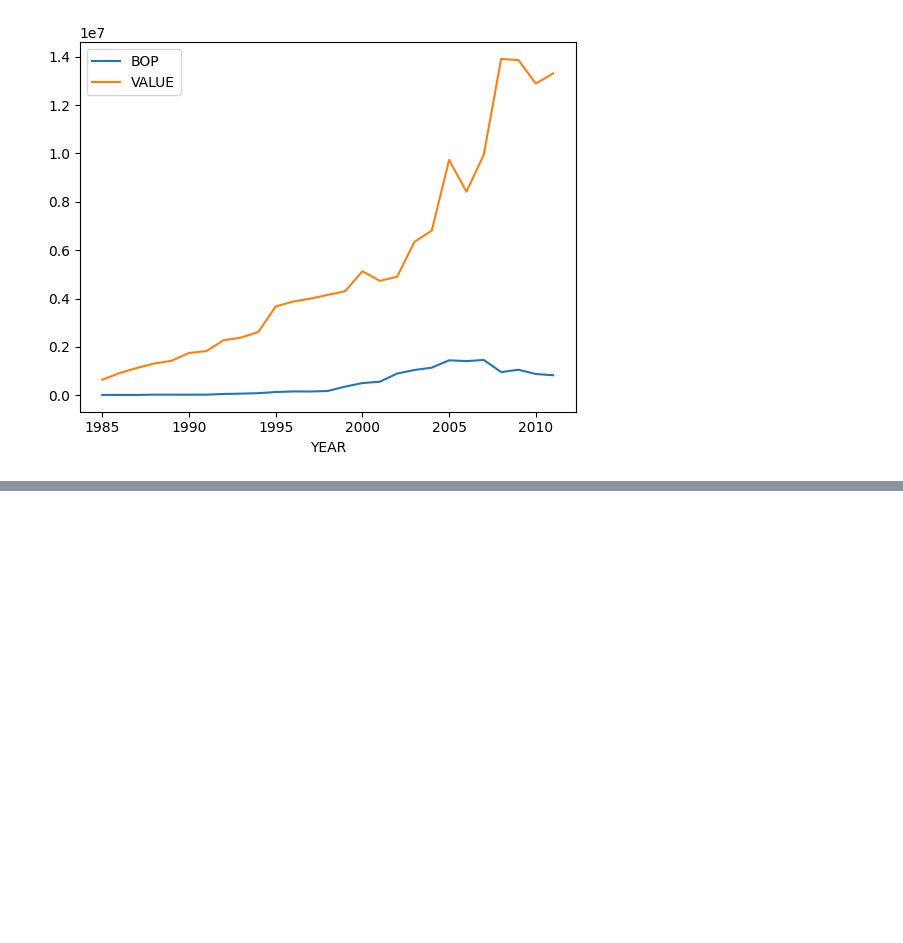
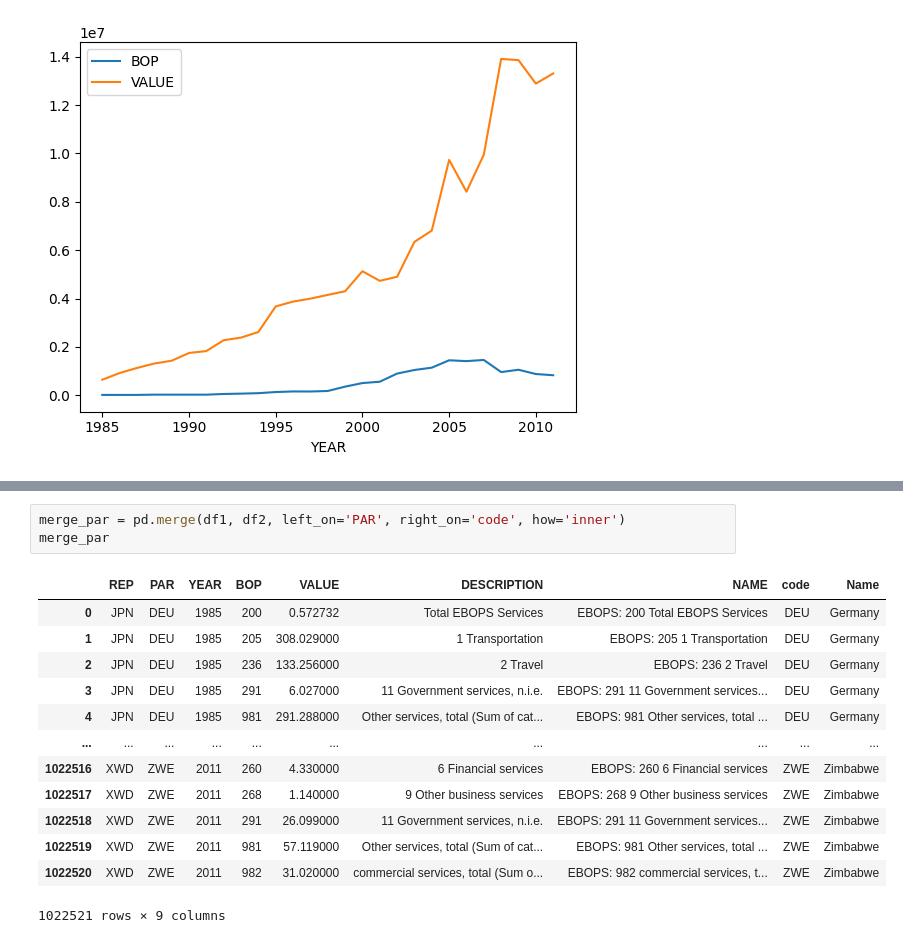
Before and after one commit to Ikram-Zak/WITS, a Jupyter notebook: example.ipynb, the cells around one changed output, grey strips where cells are left out. Drawn from its saved outputs; the diff is of its cells as text; blank space fills up the shorter version.

```diff
--- a/example.ipynb
+++ b/example.ipynb
@@ -111,0 +164,17 @@ filterDF.groupby('YEAR').sum("BOP").plot()
+# %%
+merge_par = pd.merge(df1, df2, left_on='PAR', right_on='code', how='inner')
+merge_par
+# %% [output]
+|  | REP | PAR | YEAR | BOP | VALUE | DESCRIPTION | NAME | code | Name |
+| 0 | JPN | DEU | 1985 | 200 | 0.572732 | Total EBOPS Services | EBOPS: 200 Total EBOPS Services | DEU | Germany |
+| 1 | JPN | DEU | 1985 | 205 | 308.029000 | 1 Transportation | EBOPS: 205 1 Transportation | DEU | Germany |
+| 2 | JPN | DEU | 1985 | 236 | 133.256000 | 2 Travel | EBOPS: 236 2 Travel | DEU | Germany |
+| 3 | JPN | DEU | 1985 | 291 | 6.027000 | 11 Government services, n.i.e. | EBOPS: 291 11 Government services... | DEU | Germany |
+| 4 | JPN | DEU | 1985 | 981 | 291.288000 | Other services, total (Sum of cat... | EBOPS: 981 Other services, total ... | DEU | Germany |
+| ... | ... | ... | ... | ... | ... | ... | ... | ... | ... |
+| 1022516 | XWD | ZWE | 2011 | 260 | 4.330000 | 6 Financial services | EBOPS: 260 6 Financial services | ZWE | Zimbabwe |
+| 1022517 | XWD | ZWE | 2011 | 268 | 1.140000 | 9 Other business services | EBOPS: 268 9 Other business services | ZWE | Zimbabwe |
+| 1022518 | XWD | ZWE | 2011 | 291 | 26.099000 | 11 Government services, n.i.e. | EBOPS: 291 11 Government services... | ZWE | Zimbabwe |
+| 1022519 | XWD | ZWE | 2011 | 981 | 57.119000 | Other services, total (Sum of cat... | EBOPS: 981 Other services, total ... | ZWE | Zimbabwe |
+| 1022520 | XWD | ZWE | 2011 | 982 | 31.020000 | commercial services, total (Sum o... | EBOPS: 982 commercial services, t... | ZWE | Zimbabwe |
+1022521 rows × 9 columns
```
Also changed, not shown: parts of 11 cells of this notebook.
